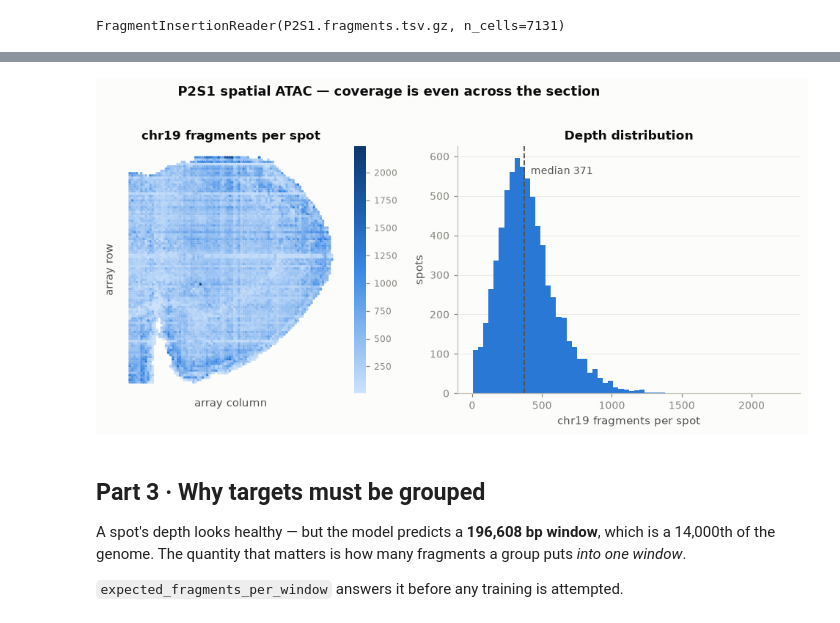
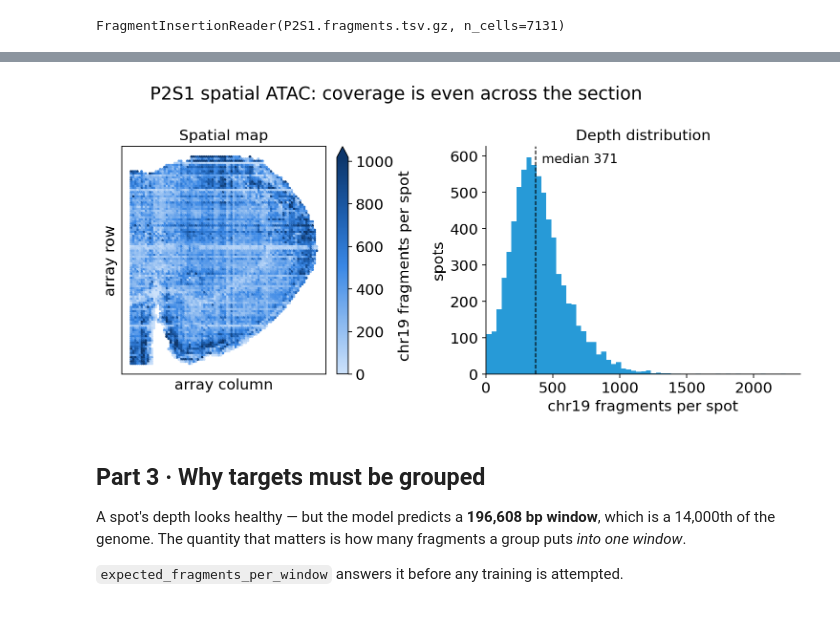
Before and after one commit to aristoteleo/epione, a Jupyter notebook: epione_guide/tutorials/single/t_scooby_bridge.ipynb, the cells around one changed output, grey strips where cells are left out. Cells and saved outputs as stored; diff of their text form; code cells hidden in the pictures.

```diff
--- a/epione_guide/tutorials/single/t_scooby_bridge.ipynb
+++ b/epione_guide/tutorials/single/t_scooby_bridge.ipynb
@@ -143,0 +122,13 @@ plt.rcParams.update({
+# %%
+%matplotlib inline
+import epione as epi
+
+epi.pl.plot_set()
+
+# Categorical colours: distinct hues from epione's palette, in a fixed
+# order. Bands use the first four, folds all eight.
+FOLD_C = [epi.pl.sc_color[i] for i in (7, 6, 13, 11, 5, 1, 15, 18)]
+C = FOLD_C[:4]   # blue, coral, purple, green
+# Magnitude: a single-hue light-to-dark ramp.
+SEQ = LinearSegmentedColormap.from_list(
+    'blues', ['#cde2fb', '#86b6ef', '#3987e5', '#1c5cab', '#0d366b'])
@@ -194,33 +200,33 @@ Wall time: 2.67 s
 # %%
-fig, (ax, ax2) = plt.subplots(1, 2, figsize=(10.5, 4.3),
+fig, (ax, ax2) = plt.subplots(1, 2, figsize=(11, 4.6),
                               gridspec_kw={'width_ratios': [1.15, 1]})
 
+# Cap the colour scale at the 99th percentile so a few very deep spots do
+# not wash out the rest of the section; the arrow on the bar marks the cap.
+vmax = float(np.percentile(depth, 99))
 sc = ax.scatter(in_tissue['array_col'], in_tissue['array_row'],
-                c=depth, s=7, cmap=SEQ, linewidths=0)
+                c=depth, s=7, cmap=SEQ, vmin=0, vmax=vmax, linewidths=0)
 ax.set_aspect('equal'); ax.invert_yaxis()
-ax.set_title('chr19 fragments per spot')
+ax.set_title('Spatial map')
 ax.set_xlabel('array column'); ax.set_ylabel('array row')
-ax.spines['left'].set_visible(False); ax.spines['bottom'].set_visible(False)
 ax.set_xticks([]); ax.set_yticks([])
-cb = fig.colorbar(sc, ax=ax, fraction=0.046, pad=0.03)
-cb.outline.set_visible(False)
-cb.ax.tick_params(color=MUTED, labelcolor=MUTED, labelsize=8)
+cb = fig.colorbar(sc, ax=ax, fraction=0.046, pad=0.03, extend='max')
+cb.set_label('chr19 fragments per spot')
 
 ax2.hist(depth, bins=60, color=C[0], edgecolor='none')
-ax2.axvline(np.median(depth), color=INK2, lw=1.2, ls='--')
+ax2.axvline(np.median(depth), color='k', lw=1.0, ls='--')
 ax2.annotate(f'median {np.median(depth):,.0f}',
-             xy=(np.median(depth), ax2.get_ylim()[1] * 0.92),
-             xytext=(6, 0), textcoords='offset points',
-             color=INK2, fontsize=9, va='top')
+             xy=(np.median(depth), ax2.get_ylim()[1] * 0.97),
+             xytext=(6, 0), textcoords='offset points', fontsize=12, va='top')
 ax2.set_title('Depth distribution')
 ax2.set_xlabel('chr19 fragments per spot'); ax2.set_ylabel('spots')
-ax2.grid(axis='y', alpha=0.7); ax2.set_axisbelow(True)
+ax2.set_xlim(0, None)
+ax2.spines[['top', 'right']].set_visible(False)
 
-fig.suptitle('P2S1 spatial ATAC — coverage is even across the section',
-             y=1.02, fontsize=12, fontweight='bold', color=INK)
+fig.suptitle('P2S1 spatial ATAC: coverage is even across the section')
 plt.tight_layout(); plt.show()
 # %% [output]
-[figure, old version]
+[figure, new version]
 # %% [markdown]
 ## Part 3 · Why targets must be grouped
 
```
Also changed, not shown: parts of 16 cells of this notebook, 1 other file.
